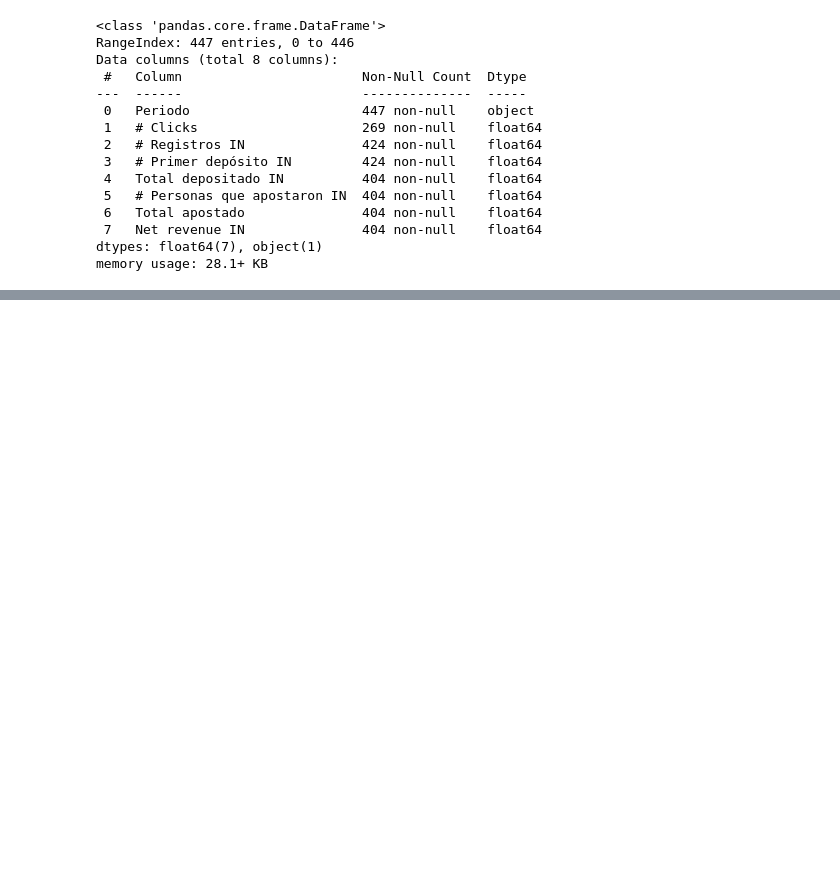
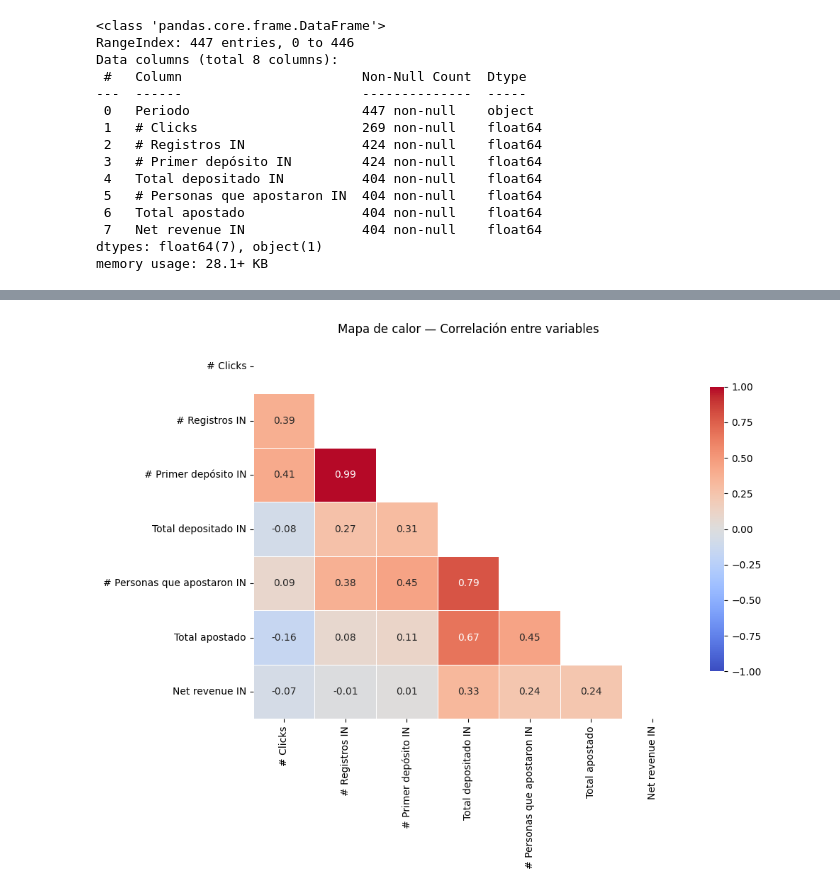
Before and after one commit to EduardoGonzalez031195/prueba-inlaze, a Jupyter notebook: eda_empresa_abc.ipynb, the cells around one changed output, grey strips where cells are left out. Saved outputs shown, nothing was run; the diff lists cells and outputs as text; code cells hidden in the pictures; blank space fills up the shorter version.

```diff
--- a/eda_empresa_abc.ipynb
+++ b/eda_empresa_abc.ipynb
@@ -89,0 +239,21 @@ Sin embargo procederemos a fortear cada una de las columnas al tipo de dato que
+# %%
+# Mapa de calor de correlación entre variables numéricas
+col_num = ['# Clicks', '# Registros IN', '# Primer depósito IN', 'Total depositado IN', '# Personas que apostaron IN', 'Total apostado', 'Net revenue IN']
+
+# Asegurar tipo numérico
+for c in col_num:
+    df[c] = pd.to_numeric(df[c], errors='coerce')
+
+# Calcular correlación
+num_df = df[col_num]
+corr = num_df.corr(method='pearson').round(2)
+
+# Dibujar heatmap (ocultar triángulo superior)
+mask = np.triu(np.ones_like(corr, dtype=bool))
+plt.figure(figsize=(10, 8))
+sns.heatmap(corr, mask=mask, annot=True, fmt=".2f", cmap="coolwarm", vmin=-1, vmax=1, linewidths=0.5, cbar_kws={"shrink": 0.75})
+plt.title('Mapa de calor — Correlación entre variables')
+plt.tight_layout()
+plt.show()
+# %% [output]
+[figure, added]
```
Also changed, not shown: parts of 21 cells of this notebook, 4 other files.
